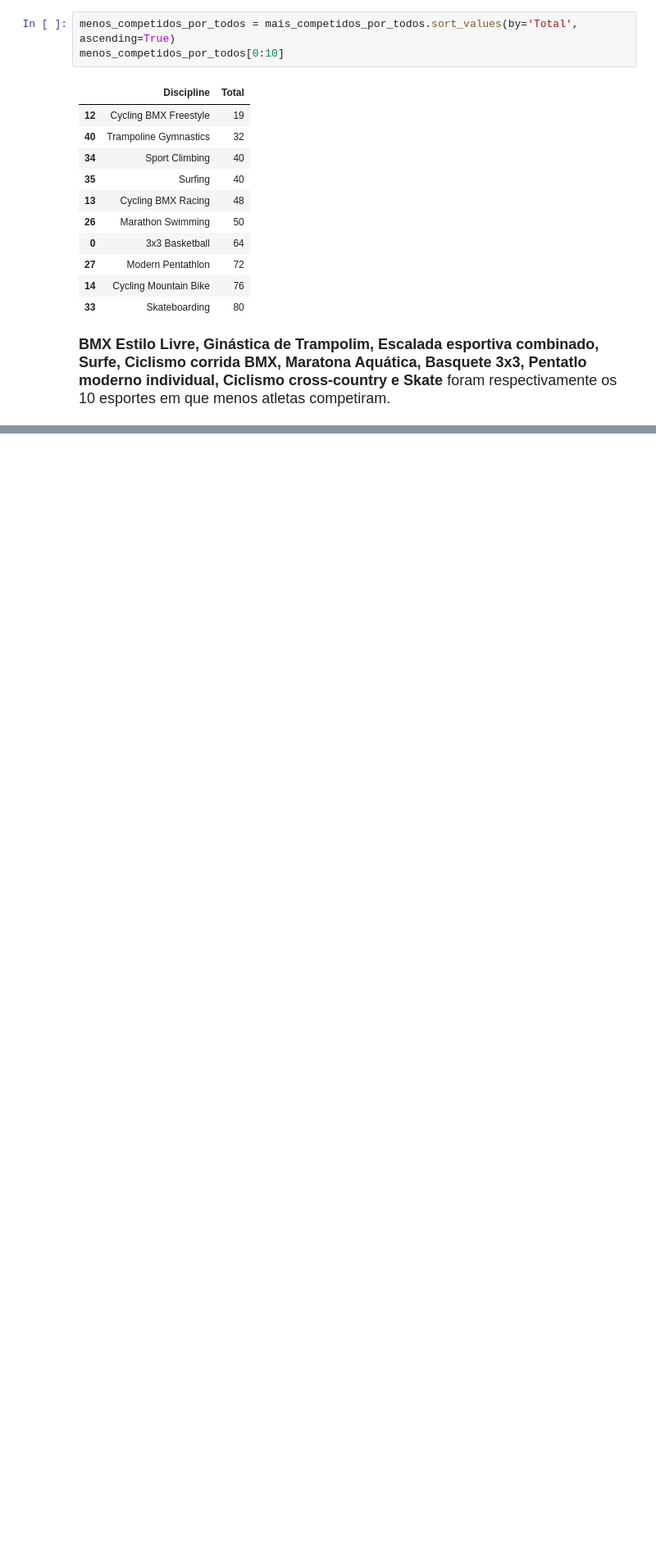
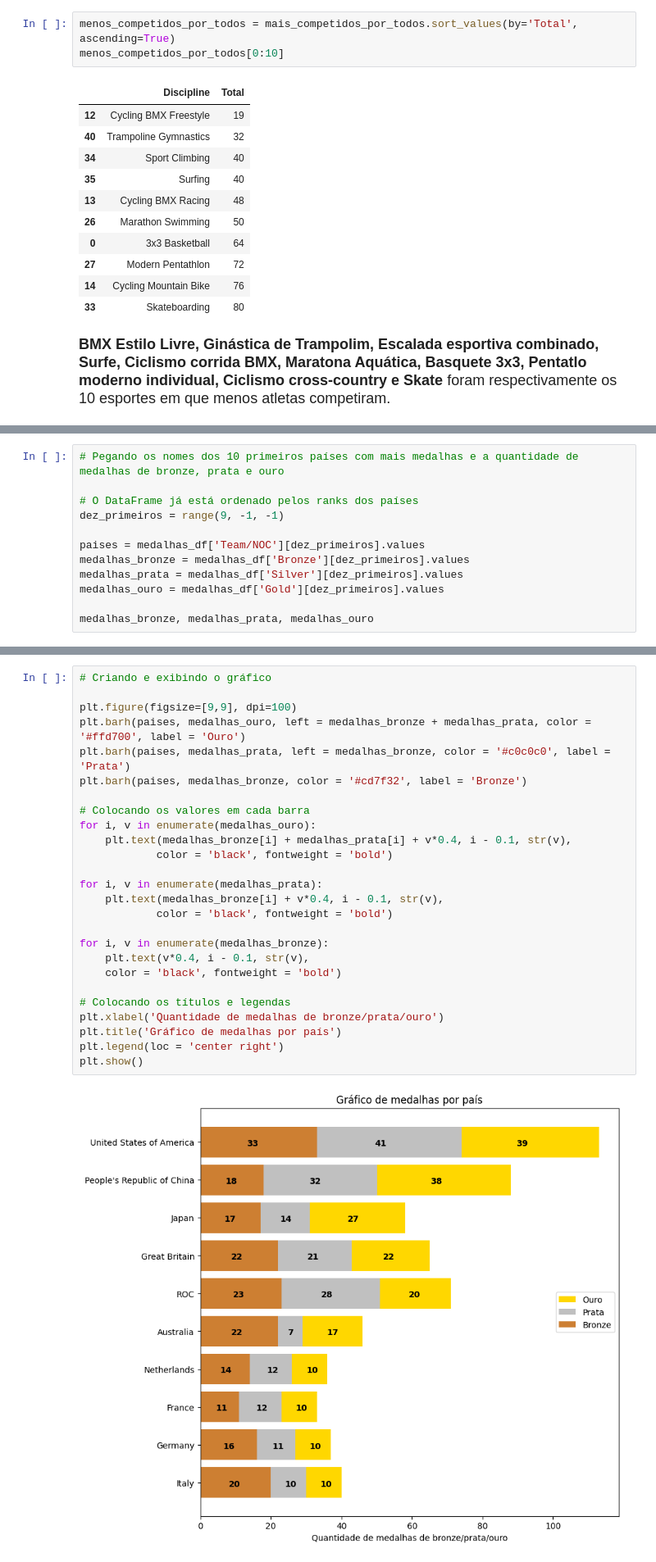
Before and after one commit to mixmaxze/olimpiadas-toquio-2021, a Jupyter notebook: main.ipynb, the cells around one changed output, grey strips where cells are left out. Shown at 82% size. Saved outputs shown, nothing was run; the diff lists cells and outputs as text; blank space fills up the shorter version.

Commit message:
add grafico de medalhas por pais

```diff
--- a/main.ipynb
+++ b/main.ipynb
@@ -109,0 +134,12 @@ menos_competidos_por_todos[0:10]
+# %%
+# Pegando os nomes dos 10 primeiros países com mais medalhas e a quantidade de medalhas de bronze, prata e ouro
+
+# O DataFrame já está ordenado pelos ranks dos países
+dez_primeiros = range(9, -1, -1)
+
+paises = medalhas_df['Team/NOC'][dez_primeiros].values
+medalhas_bronze = medalhas_df['Bronze'][dez_primeiros].values
+medalhas_prata = medalhas_df['Silver'][dez_primeiros].values
+medalhas_ouro = medalhas_df['Gold'][dez_primeiros].values
+
+medalhas_bronze, medalhas_prata, medalhas_ouro
@@ -109,0 +150,28 @@ menos_competidos_por_todos[0:10]
+# %%
+# Criando e exibindo o gráfico
+
+plt.figure(figsize=[9,9], dpi=100)
+plt.barh(paises, medalhas_ouro, left = medalhas_bronze + medalhas_prata, color = '#ffd700', label = 'Ouro')
+plt.barh(paises, medalhas_prata, left = medalhas_bronze, color = '#c0c0c0', label = 'Prata')
+plt.barh(paises, medalhas_bronze, color = '#cd7f32', label = 'Bronze')
+
+# Colocando os valores em cada barra
+for i, v in enumerate(medalhas_ouro):
+    plt.text(medalhas_bronze[i] + medalhas_prata[i] + v*0.4, i - 0.1, str(v),
+            color = 'black', fontweight = 'bold')
+
+for i, v in enumerate(medalhas_prata):
+    plt.text(medalhas_bronze[i] + v*0.4, i - 0.1, str(v),
+            color = 'black', fontweight = 'bold')
+
+for i, v in enumerate(medalhas_bronze):
+    plt.text(v*0.4, i - 0.1, str(v),
+    color = 'black', fontweight = 'bold')
+
+# Colocando os títulos e legendas
+plt.xlabel('Quantidade de medalhas de bronze/prata/ouro')
+plt.title('Gráfico de medalhas por país')
+plt.legend(loc = 'center right')
+plt.show()
+# %% [output]
+[figure, added]
```
Also changed, not shown: parts of 9 cells of this notebook.
